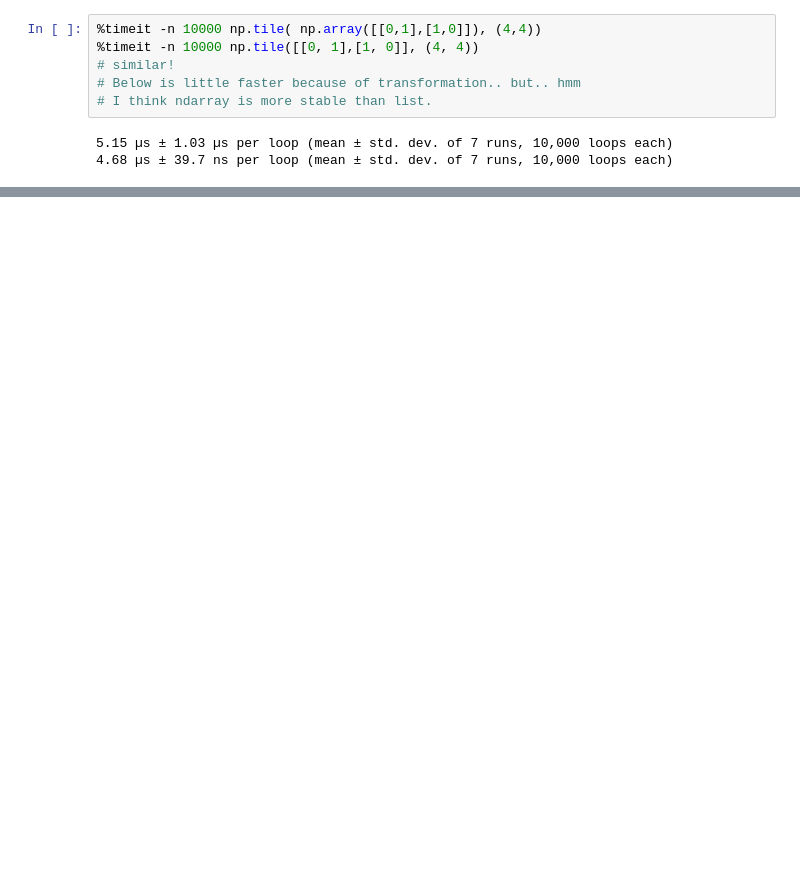
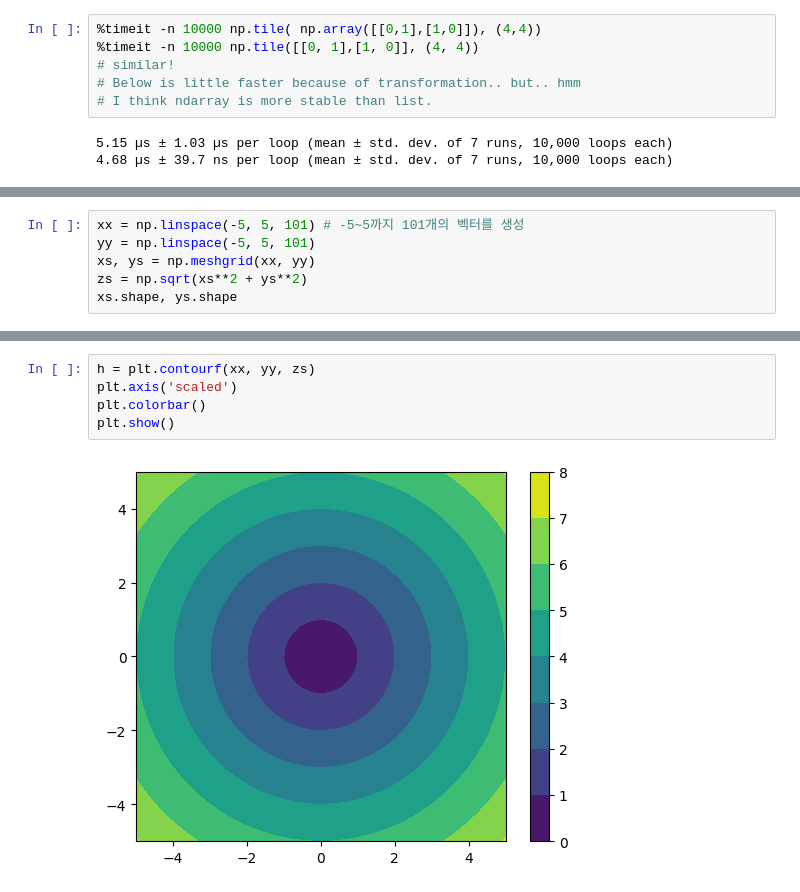
Before and after one commit to okaybody10/numpy-100, a Jupyter notebook: 100_Numpy_random.ipynb, the cells around one changed output, grey strips where cells are left out. Drawn from its saved outputs; the diff is of its cells as text; blank space fills up the shorter version.

```diff
--- a/100_Numpy_random.ipynb
+++ b/100_Numpy_random.ipynb
@@ -123,0 +158,6 @@ numpy.ndarray
+# %%
+xx = np.linspace(-5, 5, 101) # -5~5까지 101개의 벡터를 생성
+yy = np.linspace(-5, 5, 101)
+xs, ys = np.meshgrid(xx, yy)
+zs = np.sqrt(xs**2 + ys**2)
+xs.shape, ys.shape
@@ -123,0 +187,7 @@ numpy.ndarray
+# %%
+h = plt.contourf(xx, yy, zs)
+plt.axis('scaled')
+plt.colorbar()
+plt.show()
+# %% [output]
+[figure, added]
```
Also changed, not shown: parts of 13 cells of this notebook.
